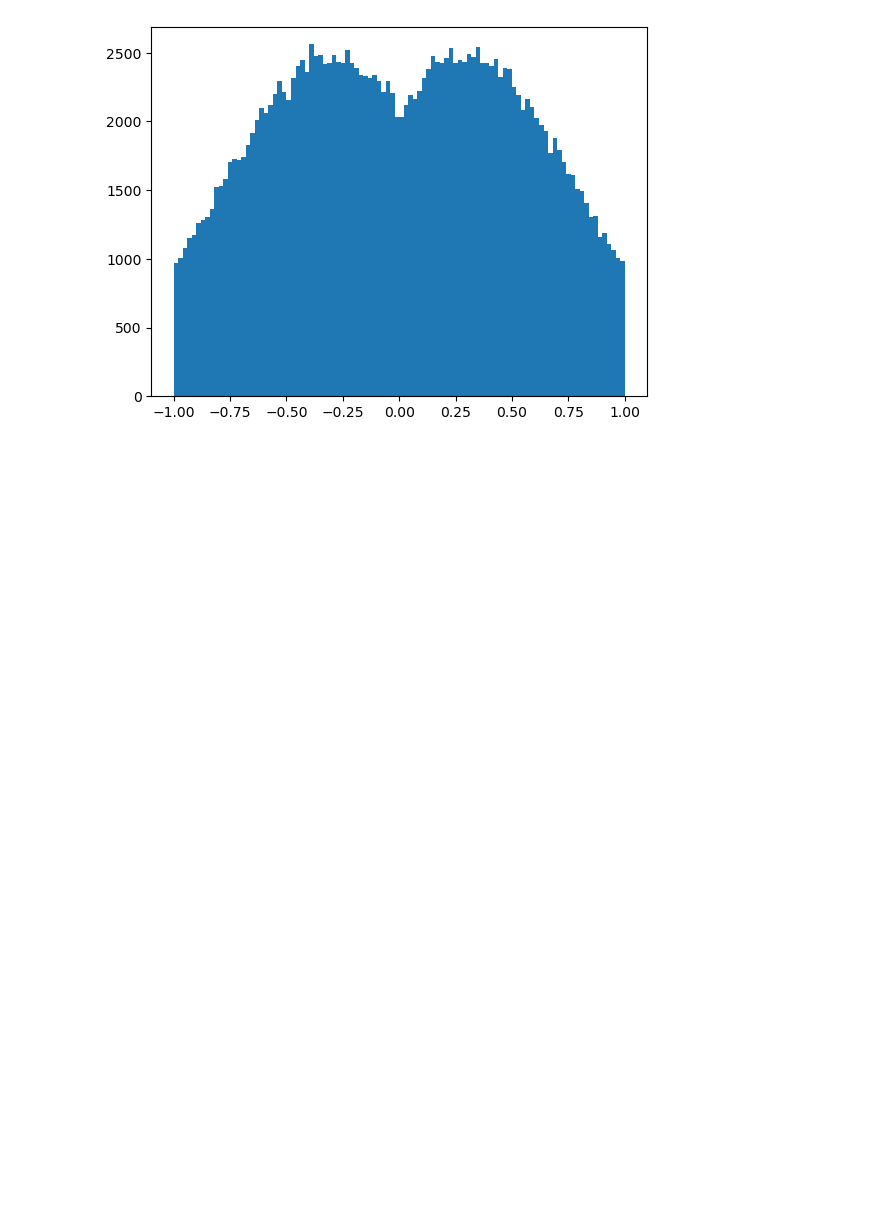
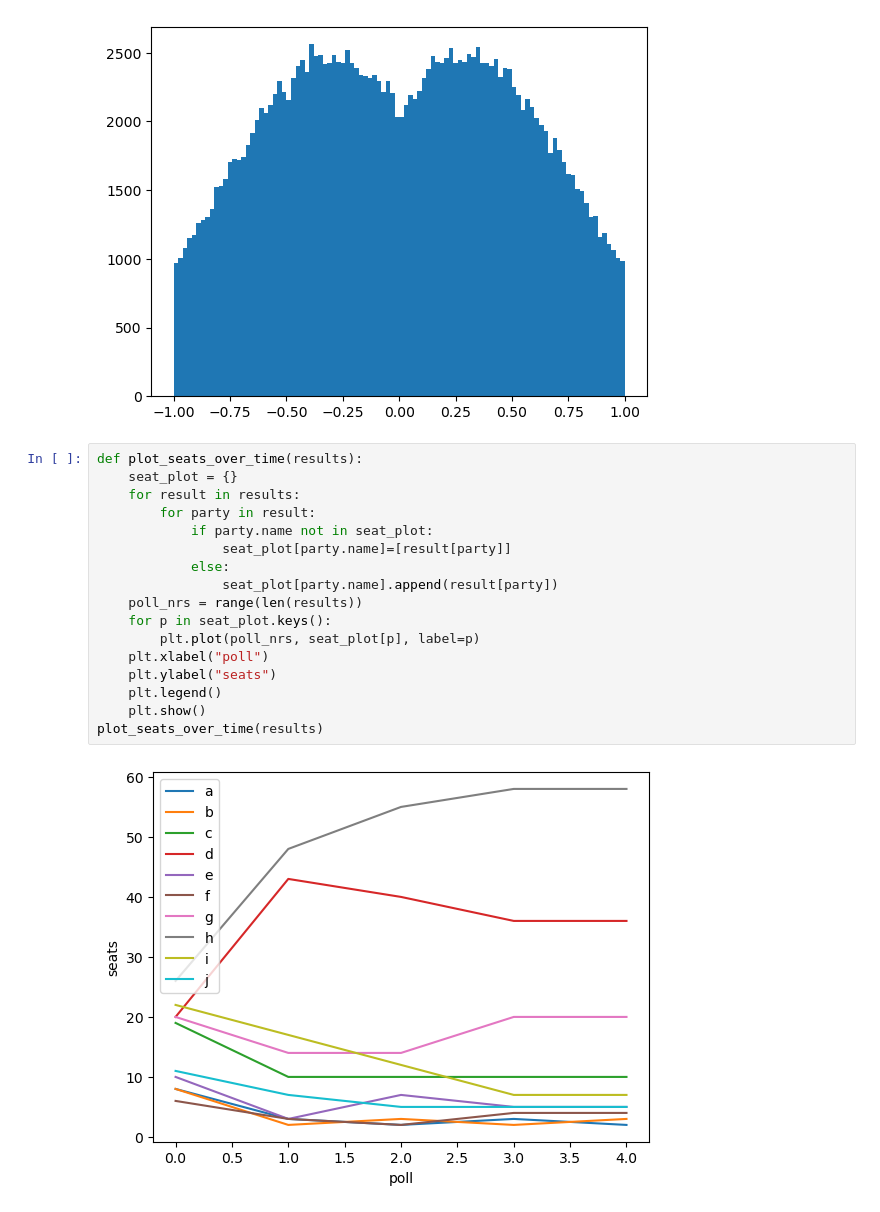
Before and after one commit to LisaEvO/COMSOC, a Jupyter notebook: test.ipynb, the cells around one changed output. Saved outputs shown, nothing was run; the diff lists cells and outputs as text; blank space fills up the shorter version.

Commit message:
Created branch, added seat plotting

```diff
--- a/test.ipynb
+++ b/test.ipynb
@@ -44,3 +45,22 @@ plt.hist(x,bins=100)
 plt.show()
 # %% [output]
 [figure]
+# %%
+def plot_seats_over_time(results):
+    seat_plot = {}
+    for result in results:
+        for party in result:
+            if party.name not in seat_plot:
+                seat_plot[party.name]=[result[party]]
+            else:
+                seat_plot[party.name].append(result[party])
+    poll_nrs = range(len(results))
+    for p in seat_plot.keys():
+        plt.plot(poll_nrs, seat_plot[p], label=p)
+    plt.xlabel("poll")
+    plt.ylabel("seats")
+    plt.legend()
+    plt.show()
+plot_seats_over_time(results)
+# %% [output]
+[figure, added]
```
Also changed, not shown: parts of 1 cell of this notebook.
